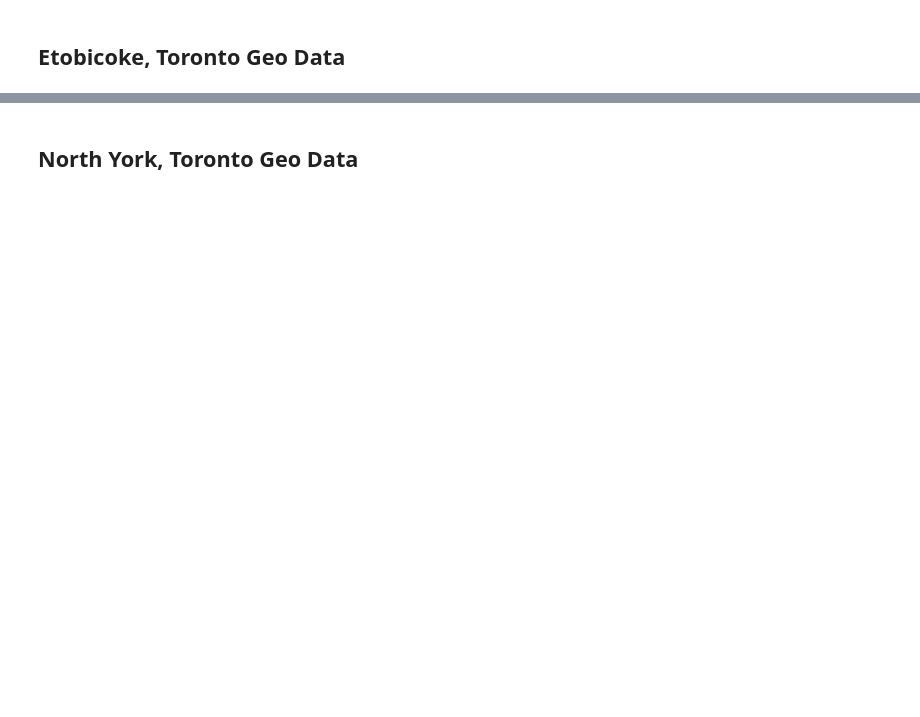
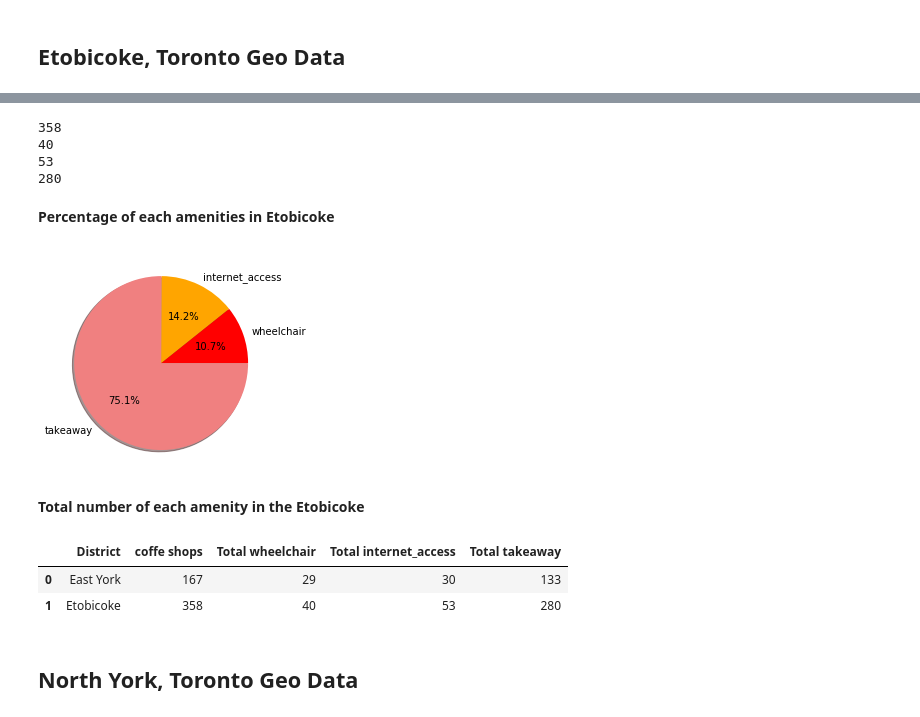
Before and after one commit to abedasalsabil/Group-3-Project-1, a Jupyter notebook: coffee-shops-toronto-districts.ipynb, the cells around one changed output, grey strips where cells are left out. Saved outputs shown, nothing was run; the diff lists cells and outputs as text; code cells hidden in the pictures; blank space fills up the shorter version.

```diff
--- a/coffee-shops-toronto-districts.ipynb
+++ b/coffee-shops-toronto-districts.ipynb
@@ -394,0 +320,3 @@ got 358 total features
+# %%
+Etobicoke_final_df = Etobicoke_sub_df.replace('wlan','yes')
+Etobicoke_final_df.head()
@@ -395,3 +330,66 @@ got 358 total features
+# %%
+#How many cafes are Etobicoke in total
+number_coffee_Et = len(Etobicoke_final_df["shop_id"])
+print(number_coffee_Et)
+
+#How many wheelchair are Etobicoke in total
+wheelchair_Et = Etobicoke_final_df.loc[Etobicoke_final_df["wheelchair"] == "yes"]
+number_wheelchair_Et = len(wheelchair_Et["wheelchair"])
+print(number_wheelchair_Et)
+
+#How many internet_access are Etobicoke in total
+internet_access_Et = Etobicoke_final_df.loc[Etobicoke_final_df["internet_access"] == "yes"]
+number_internet_access_Et = len(internet_access_Et["internet_access"])
+print(number_internet_access_Et)
+
+#How many takeaway are Etobicoke in total
+takeaway_Et = Etobicoke_final_df.loc[Etobicoke_final_df["takeaway"] == "yes"]
+number_takeaway_Et = len(takeaway_Et["takeaway"])
+print(number_takeaway_Et)
+# %% [output]
+358
+40
+53
+280
+# %% [markdown]
+**Percentage of each amenities in Etobicoke**
+# %%
+import matplotlib.pyplot as plt
+import numpy as np
+#Percentage of each facility in the East
+# Labels for the sections of our pie chart
+labels = ["wheelchair", "internet_access", "takeaway"]
+
+# The values of each section of the pie chart
+number_et_am = [number_wheelchair_Et, number_internet_access_Et, number_takeaway_Et]
+
+# The colors of each section of the pie chart
+colors = ["red", "orange", "lightcoral"]
+
+# Tells matplotlib to separate the "Humans" section from the others
+explode = (0, 0, 0)
+
+
+plt.pie(number_et_am, explode=explode, labels=labels, colors=colors,
+        autopct="%1.1f%%", shadow=True)
+
+plt.savefig("output_graph/pie_Etobicoke.png")
+# %% [output]
+[figure, added]
+# %% [markdown]
+**Total number of each amenity in the Etobicoke**
+# %%
+Etobicoke_whole_data = {'District': ["East York", "Etobicoke"],
+                        'coffe shops': [number_coffee,number_coffee_Et],
+                        'Total wheelchair': [number_wheelchair_EY,number_wheelchair_Et],
+                        'Total internet_access': [number_internet_access_EY,number_internet_access_Et],
+                        'Total takeaway': [number_takeaway_EY, number_takeaway_Et]}
+Etobicoke_whole_df =pd.DataFrame(Etobicoke_whole_data)
+Etobicoke_whole_df
+# %% [output]
+|  | District | coffe shops | Total wheelchair | Total internet_access | Total takeaway |
+| 0 | East York | 167 | 29 | 30 | 133 |
+| 1 | Etobicoke | 358 | 40 | 53 | 280 |
 # %% [markdown]
 ## North York, Toronto Geo Data
 # %%
```
Also changed, not shown: parts of 96 cells of this notebook, 12 other files.
